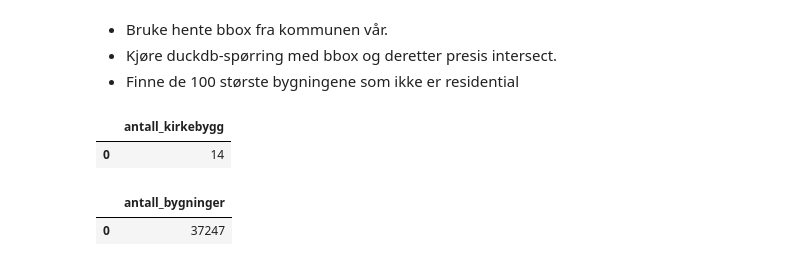
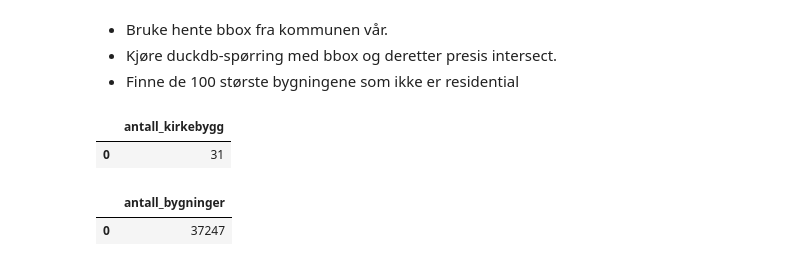
Before and after one commit to kartAI/skygeo, a Jupyter notebook: src/skygeo-workshop/Cumulus_Geographica.ipynb, the cells around one changed output. Saved outputs shown, nothing was run; the diff lists cells and outputs as text; code cells hidden in the pictures.

```diff
--- a/src/skygeo-workshop/Cumulus_Geographica.ipynb
+++ b/src/skygeo-workshop/Cumulus_Geographica.ipynb
@@ -284,27 +284,38 @@ m
 - Kjøre duckdb-spørring med bbox og deretter presis intersect.
 - Finne de 100 største bygningene som ikke er residential
 # %%
-# TODO - add buffer
+# Kommune 3305: transformer til EPSG:25833, buffer 15000 meter, transformer tilbake for intersect
+os.makedirs('./tmp', exist_ok=True)
 
-# Én DuckDB-query: les parquet + filtrer kommune 3305 + spatialt snitt med kirkebygg
 conn.sql(f"""
     CREATE OR REPLACE TABLE kirkebygg_i_kommune_3305 AS
-        WITH kommune AS (
-            SELECT geometry
-            FROM read_parquet('{kommuner_path}')
-            WHERE kommunenummer = '3305'
-            LIMIT 1
-        )
-        SELECT k.*
-        FROM read_parquet('{kirkebygg_path}') AS k
-        JOIN kommune AS m
-        ON ST_Intersects(k.geometry, m.geometry)
+    WITH kommune_buffer AS (
+        SELECT
+            ST_Transform(
+                ST_Buffer(
+                    ST_Transform(geometry, 'EPSG:4326', 'EPSG:25833'),
+                    15000
+                ),
+                'EPSG:25833',
+                'EPSG:4326'
+            ) AS geometry
+        FROM read_parquet('{kommuner_path}')
+        WHERE CAST(kommunenummer AS VARCHAR) = '3305'
+        LIMIT 1
+    )
+    SELECT k.*
+    FROM read_parquet('{kirkebygg_path}') AS k
+    JOIN kommune_buffer AS b
+      ON ST_Intersects(k.geometry, b.geometry)
 """)
 
+# lagre resultater som parquet
+conn.sql("COPY kirkebygg_i_kommune_3305 TO './tmp/kirkebygg_i_kommune_3305.parquet' (FORMAT PARQUET)")
+
 conn.sql("SELECT COUNT(*) AS antall_kirkebygg FROM kirkebygg_i_kommune_3305").df()
 # %% [output]
 |  | antall_kirkebygg |
-| 0 | 14 |
+| 0 | 31 |
 # %%
 # Stegvis for å tvinge tidlig filtrering (predicate pushdown)
 os.makedirs('./tmp', exist_ok=True)
```
Also changed, not shown: parts of 6 cells of this notebook.
